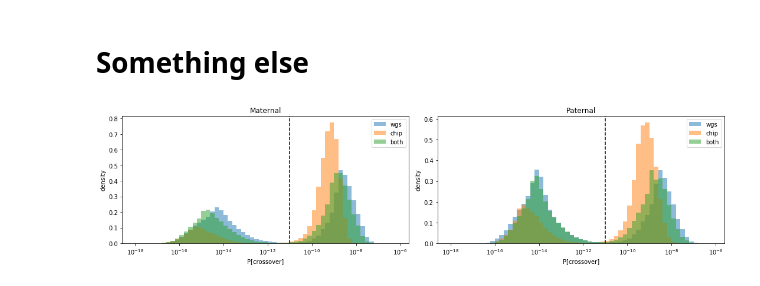
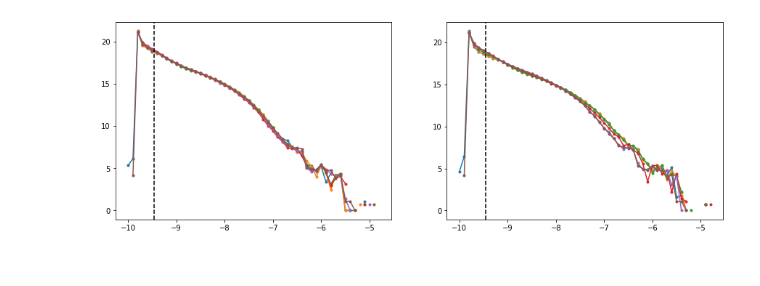
Before and after one commit to kpaskov/PhasingFamilies, a Jupyter notebook: analysis/Recombination-Rate.ipynb, the cells around one changed output. Drawn from its saved outputs; the diff is of its cells as text; code cells hidden in the pictures.

```diff
--- a/analysis/Recombination-Rate.ipynb
+++ b/analysis/Recombination-Rate.ipynb
@@ -693,39 +0,0 @@ plt.show()
-# %% [markdown]
-# Something else
-# %%
-plt.figure(figsize=(15, 4))
-bins = np.arange(-18, -6, 0.2)
-plt.subplot(1, 2, 1)
-for recomb_file, lamb, label in zip(['../recombination_rate/wgs', '../recombination_rate/chip', '../recombination_rate/wgs_chip'],
-                                    ['1000', '10000', '1000'],
-                                    ['wgs', 'chip', 'both']):
-    lengths = np.load('%s.lengths.npy' % recomb_file)
-    ps_mat = np.load('%s.ps_mat.%s.%d.npy' % (recomb_file, lamb, k))
-    plt.hist(np.log10(ps_mat)-np.log10(lengths), alpha=0.5, bins=bins, density=True, label=label)
-
-plt.title('Maternal')
-plt.xlabel('P[crossover]')
-plt.ylabel('density')
-plt.xticks(np.arange(-18, -4, 2), ['$10^{%d}$' % x for x in np.arange(-18, -4, 2)])
-plt.legend()
-plt.axvline(np.log10(cutoff), color='black', linestyle='--')
-
-plt.subplot(1, 2, 2)
-for recomb_file, lamb, label in zip(['../recombination_rate/wgs', '../recombination_rate/chip', '../recombination_rate/wgs_chip'],
-                                    ['1000', '10000', '1000'],
-                                    ['wgs', 'chip', 'both']):
-    lengths = np.load('%s.lengths.npy' % recomb_file)
-    ps_pat = np.load('%s.ps_pat.%s.%d.npy' % (recomb_file, lamb, k))
-    plt.hist(np.log10(ps_pat)-np.log10(lengths), alpha=0.5, bins=bins, density=True, label=label)
-
-plt.title('Paternal')
-plt.xlabel('P[crossover]')
-plt.xticks(np.arange(-18, -4, 2), ['$10^{%d}$' % x for x in np.arange(-18, -4, 2)])
-plt.ylabel('density')
-plt.legend()
-plt.axvline(np.log10(cutoff), color='black', linestyle='--')
-
-plt.tight_layout()
-plt.show()
-# %% [output]
-[figure, removed]
@@ -731,0 +7,7 @@ plt.show()
+# %%
+kfolds = 5
+lambs = [(0.5, 0), (0.5, 0.01), (0.5, 0.1), (0.5, 1), (0.5, 10), (0.5, 100)]#, '10000', '100000', '1e+06']
+recomb_dir = '../recomb_ssc.hg38'
+
+def get_filename(filename, lamb, k):
+    return '%s/recombination_rates/spiky.%s.%g.%g.%d.npy' % (recomb_dir, filename, lamb[0], lamb[1], k)
@@ -731,0 +37,30 @@ plt.show()
+# %%
+bins=np.arange(-21, 0.1, 0.1)
+
+plt.figure(figsize=(15, 5))
+
+
+ax = plt.subplot(1, 2, 1)
+for lamb in lambs:
+    ps_mat = np.load(get_filename('ps_mat', lamb, 0))
+    if np.abs(np.sum(ps_mat.dot(lengths_mat))-1)<0.05:
+        d = np.digitize(np.log10(ps_mat), bins)
+        ps_hist = [np.sum(lengths_mat[d==i]) for i in range(len(bins))]
+        plt.plot(bins, np.log(ps_hist), marker='.')
+
+
+plt.axvline(np.log10(1/np.sum(lengths_mat)), color='black', linestyle='--')
+
+plt.subplot(1, 2, 2, sharex=ax)
+for lamb in lambs:
+    ps_pat = np.load(get_filename('ps_pat', lamb, 0))
+    if np.abs(np.sum(ps_pat.dot(lengths_pat))-1)<0.05:
+        d = np.digitize(np.log10(ps_pat), bins)
+        ps_hist = [np.sum(lengths_pat[d==i]) for i in range(len(bins))]
+        plt.plot(bins, np.log(ps_hist), marker='.')
+
+plt.axvline(np.log10(1/np.sum(lengths_pat)), color='black', linestyle='--')
+
+plt.show()
+# %% [output]
+[figure, added]
```
Also changed, not shown: parts of 36 cells of this notebook, 15 other files.
